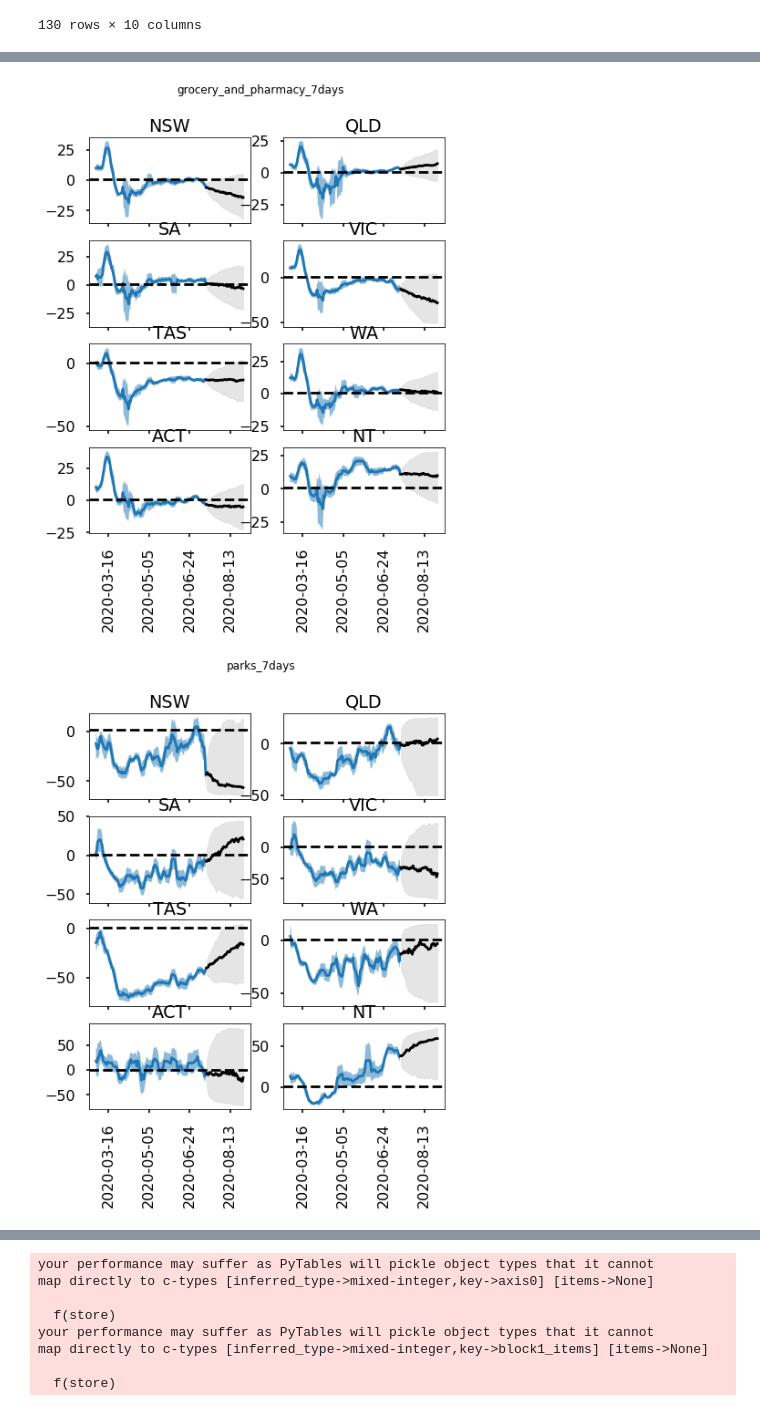
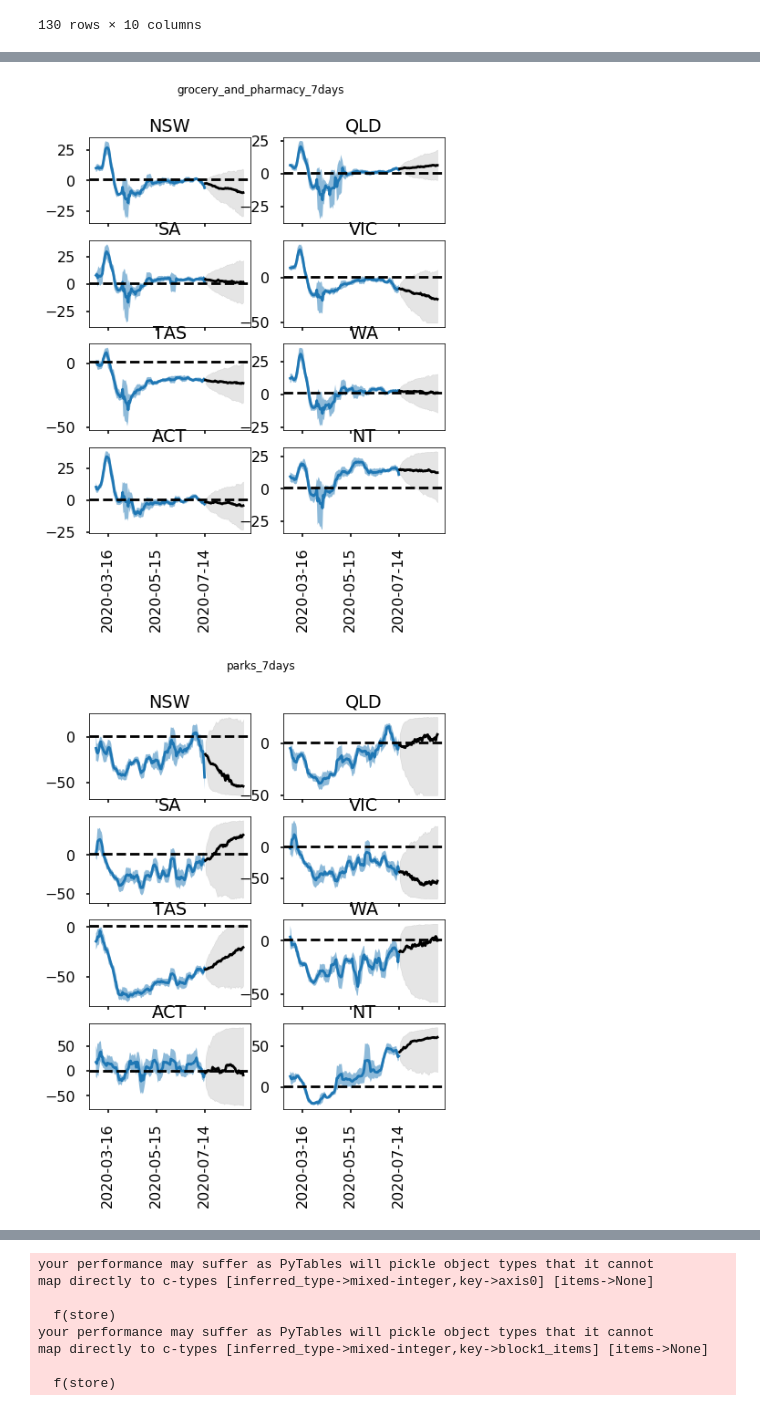
Before and after one commit to tdennisliu/covid19-forecasting-aus, a Jupyter notebook: model/forecast.ipynb, the cells around one changed output, grey strips where cells are left out. Cells and saved outputs as stored; diff of their text form; code cells hidden in the pictures.

```diff
--- a/model/forecast.ipynb
+++ b/model/forecast.ipynb
@@ -167,7 +167,7 @@ days_from_March
 # %%
 #forecast time parameters
 n_training =28
-today = '2020-07-17'
+today = '2020-07-20'
 n_forecast = 42 + (pd.to_datetime(datetime.today()) - df_google.date.values[-1]).days
 
 #cap = 0 #10?
@@ -234,7 +234,7 @@ for i,state in enumerate(states):
 
         mu = np.mean(R_diffs, axis=0)
         std = np.cov(R_diffs, rowvar=False) #columns are vars, rows are obs
-        sims[:,:,n] = np.minimum(maxRmed,Rmed[-1,:] + np.cumsum(np.random.multivariate_normal(mu,
+        sims[:,:,n] = np.minimum(maxRmed,np.mean(Rmed[-7:,:],axis=0) + np.cumsum(np.random.multivariate_normal(mu,
                                                                   std,
                                                                   size=(n_forecast)),
                                                  axis=0))#rows are sim, dates are columns
@@ -335,2 +331,2 @@ To register the converters:
-[figure, old version]
+[figure, new version]
-[figure, old version]
+[figure, new version]
```
Also changed, not shown: parts of 8 cells of this notebook.
